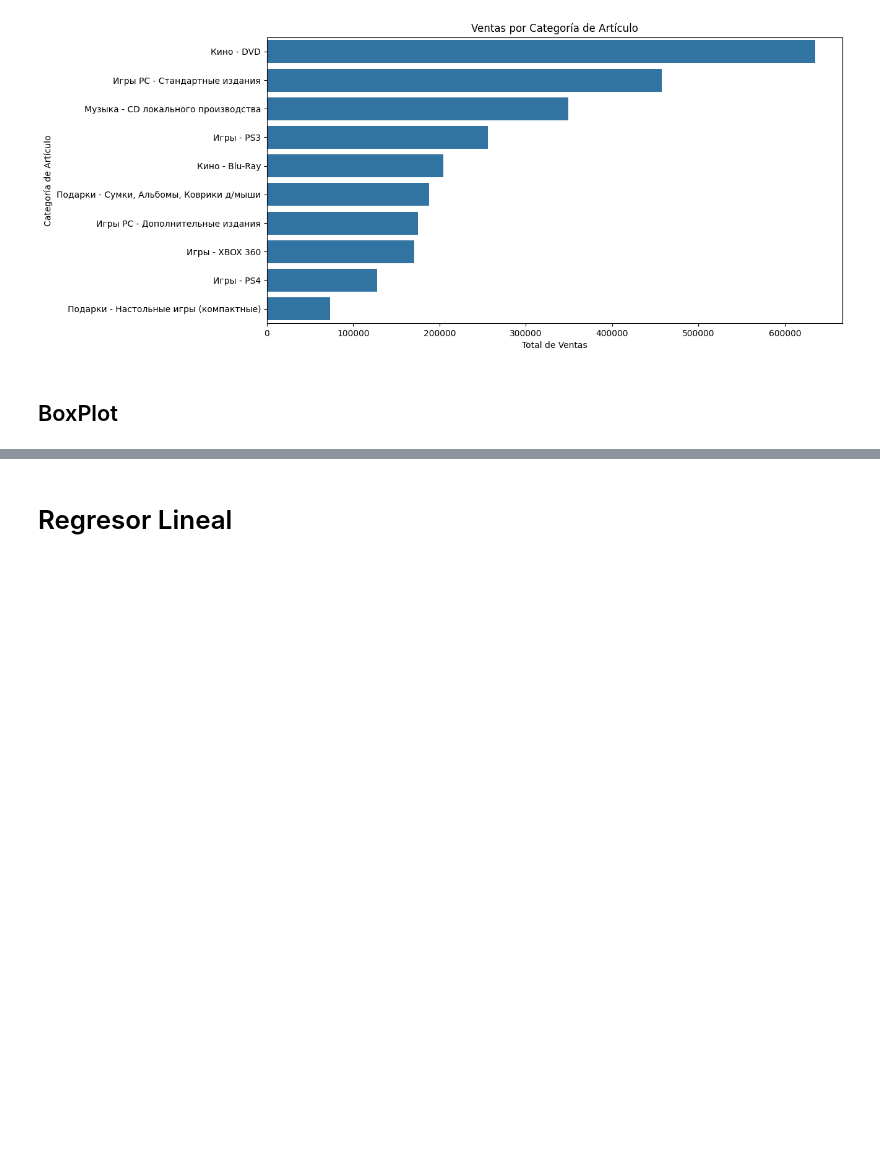
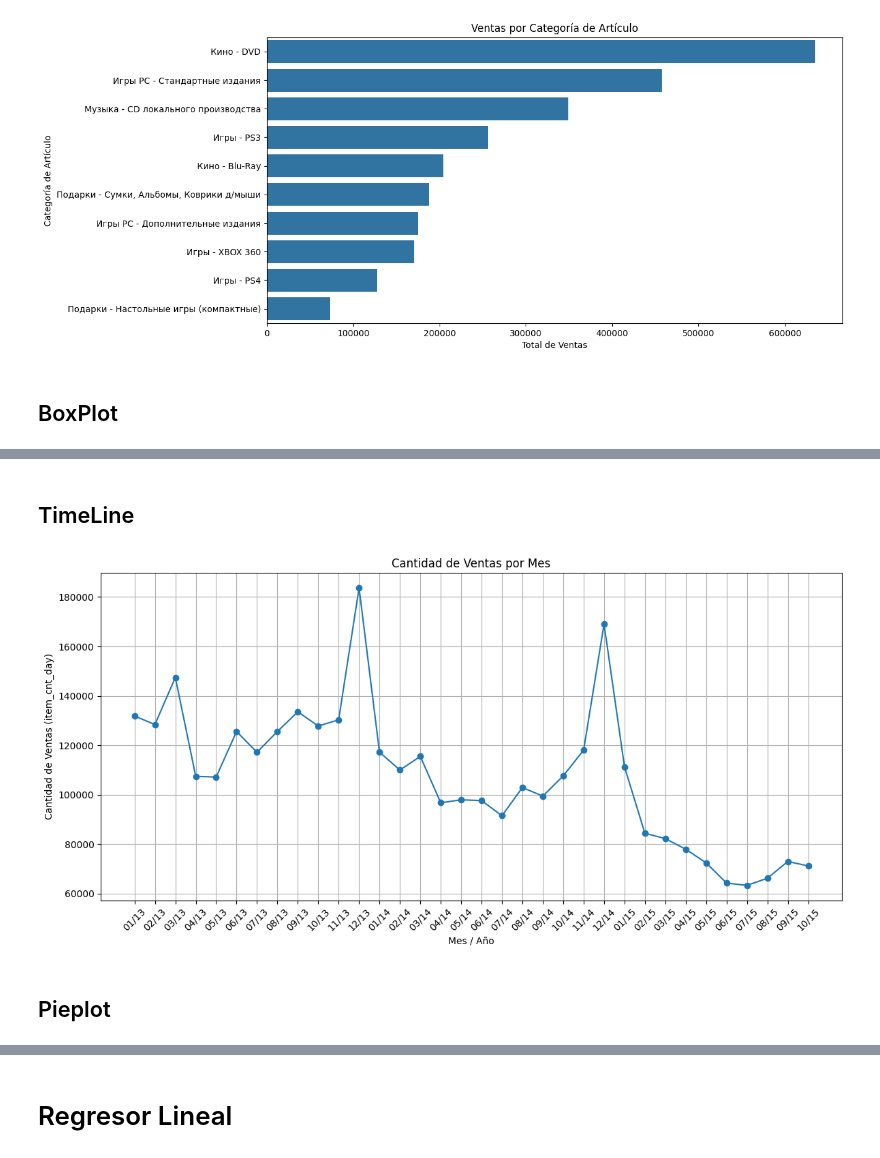
Before and after one commit to alexguttlein/OrgaDatos_TP2_MachineLearning, a Jupyter notebook: TP2_Machine_Learning.ipynb, the cells around one changed output, grey strips where cells are left out. Drawn from its saved outputs; the diff is of its cells as text; code cells hidden in the pictures; blank space fills up the shorter version.

Commit message:
se agrega linea de tiempo ventas mensuales

```diff
--- a/TP2_Machine_Learning.ipynb
+++ b/TP2_Machine_Learning.ipynb
@@ -323,0 +306,25 @@ Passing `palette` without assigning `hue` is deprecated and will be removed in v
+# %% [markdown]
+## TimeLine
+# %%
+# se agrega columna para el año y el mes
+visu['year_month'] = visu['date'].dt.to_period('M')
+
+# se agrupa por año y mes, y se suman las ventas diarias
+ventas_por_mes = visu.groupby('year_month')['item_cnt_day'].sum().reset_index()
+
+# se convierte de period a datetime para el gráfico
+ventas_por_mes['year_month'] = ventas_por_mes['year_month'].dt.strftime('%m/%y')
+
+plt.figure(figsize=(12, 6))
+plt.plot(ventas_por_mes['year_month'], ventas_por_mes['item_cnt_day'], marker='o', linestyle='-')
+plt.title('Cantidad de Ventas por Mes')
+plt.xlabel('Mes / Año')
+plt.ylabel('Cantidad de Ventas (item_cnt_day)')
+plt.grid(True)
+plt.xticks(ventas_por_mes['year_month'], rotation=45)
+plt.tight_layout()
+plt.show()
+# %% [output]
+[figure, added]
+# %% [markdown]
+## Pieplot
```
Also changed, not shown: parts of 4 cells of this notebook.
